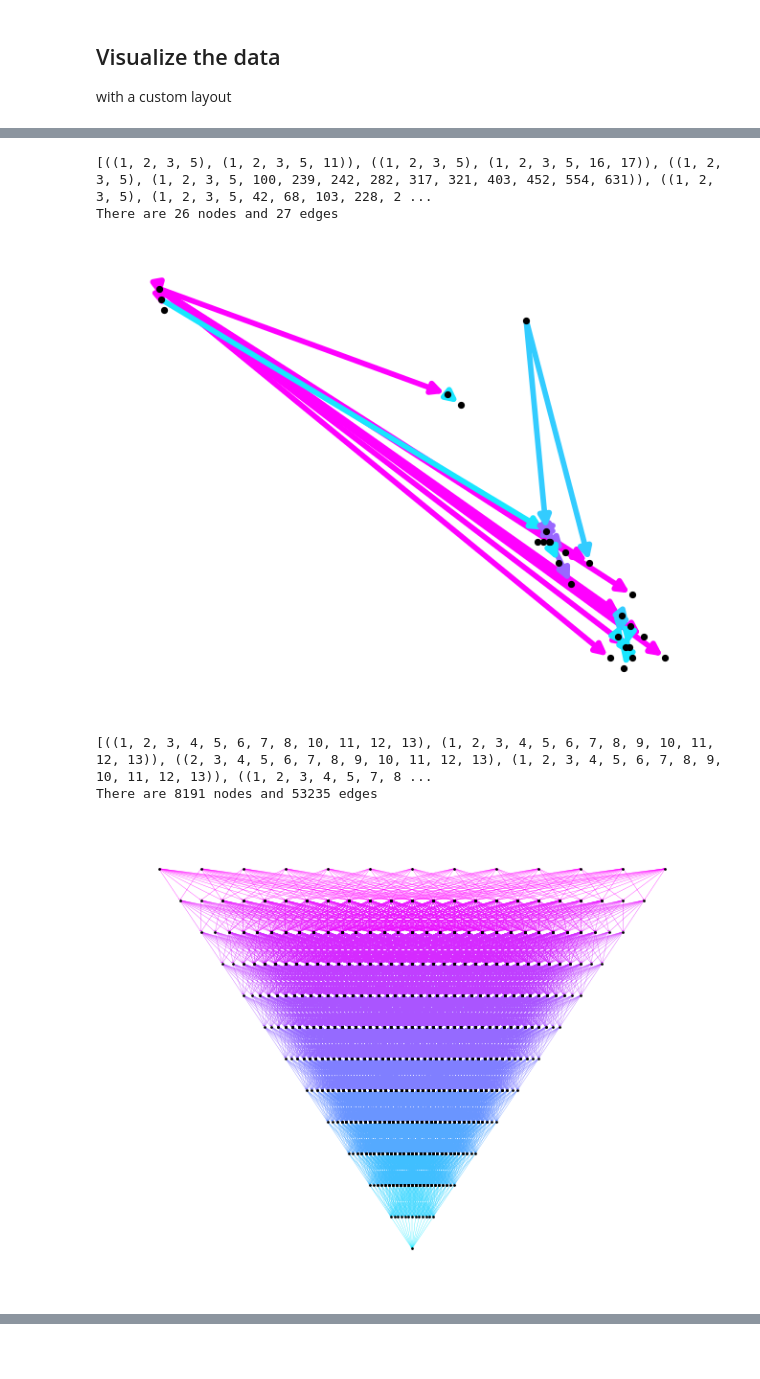
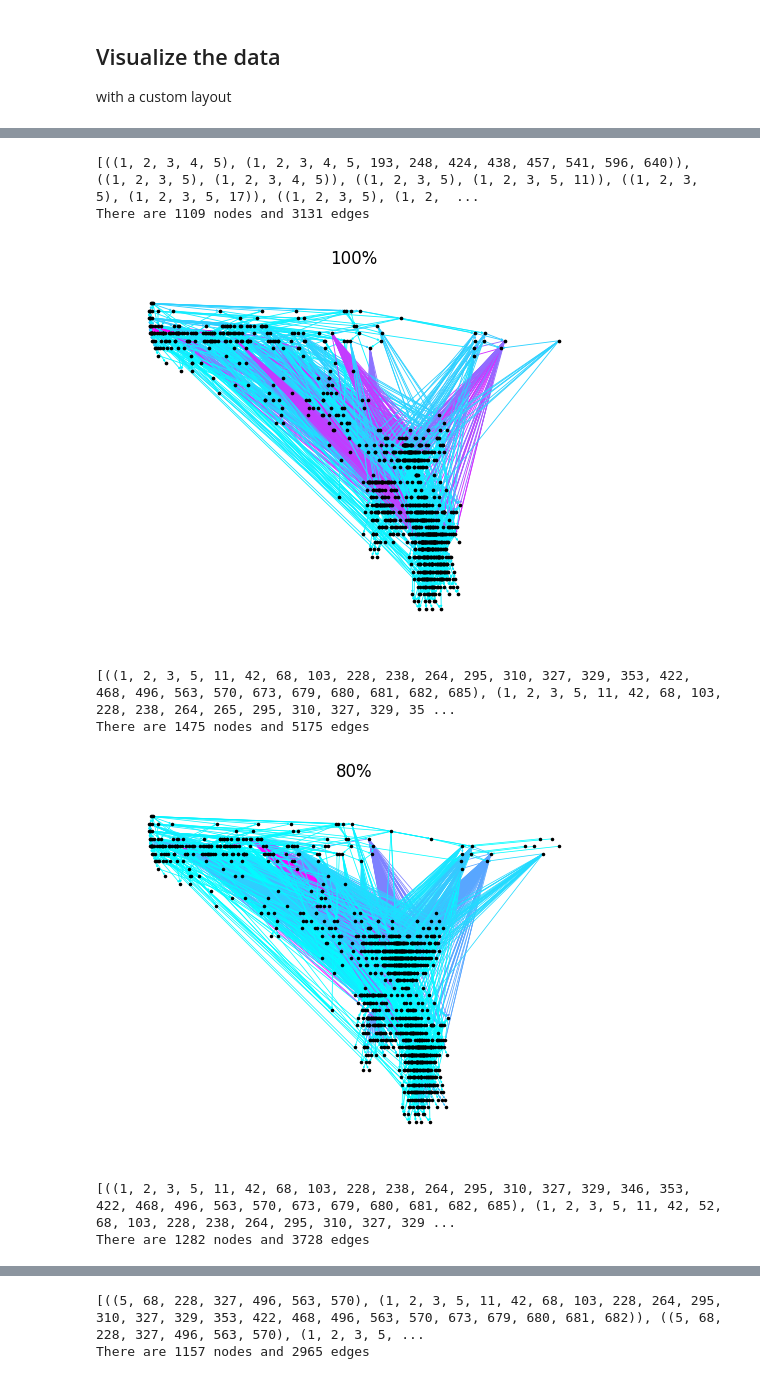
Before and after one commit to simondoesstuff/SubsetLatticeBuilder, a Jupyter notebook: pythonAnalysis/other/dataVisualization.ipynb, the cells around one changed output, grey strips where cells are left out. Saved outputs shown, nothing was run; the diff lists cells and outputs as text; code cells hidden in the pictures; blank space fills up the shorter version.

```diff
--- a/pythonAnalysis/other/dataVisualization.ipynb
+++ b/pythonAnalysis/other/dataVisualization.ipynb
@@ -89,14 +82,25 @@ There are 26 nodes and 28 edges
-# %%
-graph = load_soln("../data/soln/26.txt")
-draw(graph)
-# %% [output]
-[((1, 2, 3, 5), (1, 2, 3, 5, 11)), ((1, 2, 3, 5), (1, 2, 3, 5, 16, 17)), ((1, 2, 3, 5), (1, 2, 3, 5, 100, 239, 242, 282, 317, 321, 403, 452, 554, 631)), ((1, 2, 3, 5), (1, 2, 3, 5, 42, 68, 103, 228, 2 ...
-There are 26 nodes and 27 edges
-[figure, removed]
-# %%
-graph = load_soln("../../data/example/13-lattice.soln")
-draw(graph)
-# %% [output]
-[((1, 2, 3, 4, 5, 6, 7, 8, 10, 11, 12, 13), (1, 2, 3, 4, 5, 6, 7, 8, 9, 10, 11, 12, 13)), ((2, 3, 4, 5, 6, 7, 8, 9, 10, 11, 12, 13), (1, 2, 3, 4, 5, 6, 7, 8, 9, 10, 11, 12, 13)), ((1, 2, 3, 4, 5, 7, 8 ...
-There are 8191 nodes and 53235 edges
-[figure, removed]
+# %%
+id = 1109
+
+graph = load_soln(f"../data/soln/{id}.txt")
+plt.title(f'100%')
+draw(graph)
+
+s = [80, 60, 40, 20, 10, 0]
+counts = []
+
+counts.append((100, len(graph.nodes()), len(graph.edges())))
+for s in s:
+    graph = load_soln(f"../data/tmp/{id}_s{s}.soln")
+    counts.append((s, len(graph.nodes()), len(graph.edges())))
+    plt.title(f'{s}%')
+    draw(graph)
+# %% [output]
+[((1, 2, 3, 4, 5), (1, 2, 3, 4, 5, 193, 248, 424, 438, 457, 541, 596, 640)), ((1, 2, 3, 5), (1, 2, 3, 4, 5)), ((1, 2, 3, 5), (1, 2, 3, 5, 11)), ((1, 2, 3, 5), (1, 2, 3, 5, 17)), ((1, 2, 3, 5), (1, 2,  ...
+There are 1109 nodes and 3131 edges
+[figure, added]
+[((1, 2, 3, 5, 11, 42, 68, 103, 228, 238, 264, 295, 310, 327, 329, 353, 422, 468, 496, 563, 570, 673, 679, 680, 681, 682, 685), (1, 2, 3, 5, 11, 42, 68, 103, 228, 238, 264, 265, 295, 310, 327, 329, 35 ...
+There are 1475 nodes and 5175 edges
+[figure, added]
+[((1, 2, 3, 5, 11, 42, 68, 103, 228, 238, 264, 295, 310, 327, 329, 346, 353, 422, 468, 496, 563, 570, 673, 679, 680, 681, 682, 685), (1, 2, 3, 5, 11, 42, 52, 68, 103, 228, 238, 264, 295, 310, 327, 329 ...
+There are 1282 nodes and 3728 edges
@@ -102,0 +108,2 @@ There are 8191 nodes and 53235 edges
+[((5, 68, 228, 327, 496, 563, 570), (1, 2, 3, 5, 11, 42, 68, 103, 228, 264, 295, 310, 327, 329, 353, 422, 468, 496, 563, 570, 673, 679, 680, 681, 682)), ((5, 68, 228, 327, 496, 563, 570), (1, 2, 3, 5, ...
+There are 1157 nodes and 2965 edges
```
Also changed, not shown: parts of 3 cells of this notebook, 4 other files.
